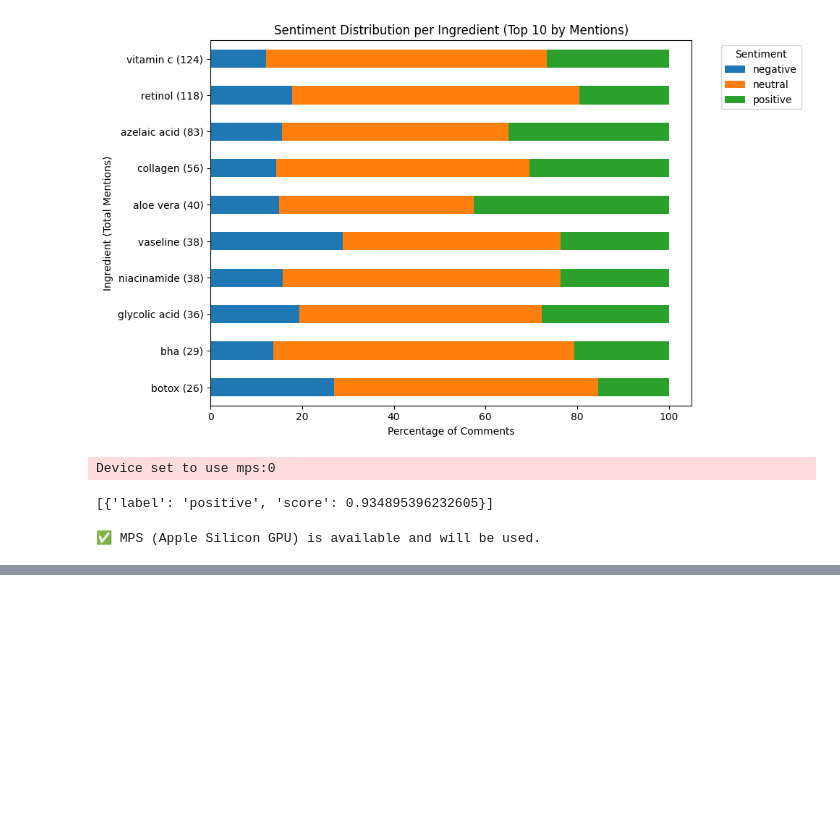
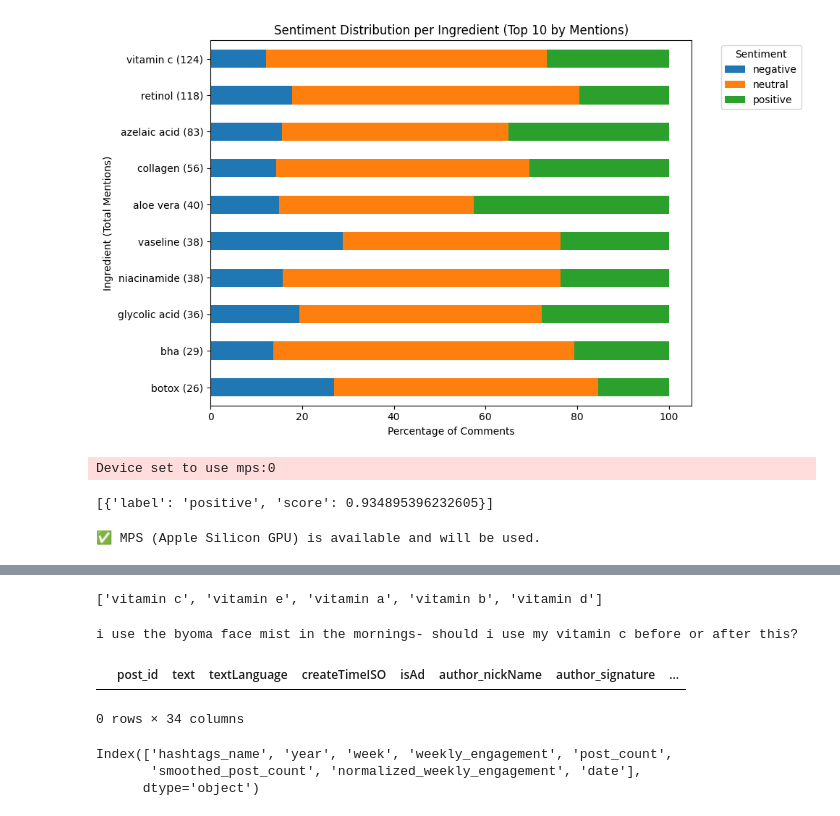
Before and after one commit to Hannah1171/skincare_analysis, a Jupyter notebook: skincare/scripts/test.ipynb, the cells around one changed output, grey strips where cells are left out. Drawn from its saved outputs; the diff is of its cells as text; code cells hidden in the pictures; blank space fills up the shorter version.

```diff
--- a/skincare/scripts/test.ipynb
+++ b/skincare/scripts/test.ipynb
@@ -456,3 +456,40 @@ else:
     print("❌ MPS not available. Will default to CPU.")
 # %% [output]
 ✅ MPS (Apple Silicon GPU) is available and will be used.
+# %%
+import spacy
+
+# Load spaCy English model
+nlp = spacy.load("en_core_web_sm")
+
+def extract_brand_ingredient_with_dependency(comment, ingredient_map):
+    if pd.isnull(comment):
+        return [], []
+
+    doc = nlp(comment)
+    matched_ingredients = set()
+    matched_brands = set()
+
+    # Flatten synonyms to enable easier lookup
+    synonym_to_ingr = {syn.lower(): ingr for ingr, syns in ingredient_map.items() for syn in syns}
+
+    for token in doc:
+        word_lower = token.text.lower()
+        if word_lower in synonym_to_ingr:
+            ingr = synonym_to_ingr[word_lower]
+            matched_ingredients.add(ingr)
+
+            # Walk up and around the dependency tree to find potential brand
+            for ancestor in token.ancestors:
+                if ancestor.text[0].isupper() and ancestor.pos_ in {"PROPN", "NOUN"}:
+                    matched_brands.add(ancestor.text)
+                    break  # only one brand per ingredient
+            for child in token.children:
+                if child.text[0].isupper() and child.pos_ in {"PROPN", "NOUN"}:
+                    matched_brands.add(child.text)
+
+    return list(matched_ingredients), list(matched_brands)
+# %%
+df[["matched_ingredients", "potential_brands"]] = df["comment"].apply(
+    lambda c: pd.Series(extract_brand_ingredient_with_dependency(c, ingredient_map))
+)
@@ -458,0 +544,21 @@ else:
+# %%
+print([k for k in ingredient_map.keys() if "vitamin" in k.lower()])
+# %% [output]
+['vitamin c', 'vitamin e', 'vitamin a', 'vitamin b', 'vitamin d']
+# %%
+for comment in df["comment"]:
+    if "vitamin c" in comment:
+        print(comment)
+        break
+# %% [output]
+i use the byoma face mist in the mornings- should i use my vitamin c before or after this?
+# %%
+df_filtered = df[
+    df["matched_ingredients"].apply(lambda x: isinstance(x, list) and len(x) > 0) &
+    df["potential_brands"].apply(lambda x: isinstance(x, list) and len(x) > 0)
+]
+# %%
+df_filtered.head()
+# %% [output]
+|  | post_id | text | textLanguage | createTimeISO | isAd | author_nickName | author_signature | ... |
+0 rows × 34 columns
@@ -458,0 +567,6 @@ else:
+# %%
+hashtags.columns
+# %% [output]
+Index(['hashtags_name', 'year', 'week', 'weekly_engagement', 'post_count',
+       'smoothed_post_count', 'normalized_weekly_engagement', 'date'],
+      dtype='object')
```
Also changed, not shown: parts of 3 cells of this notebook, 9 other files.
